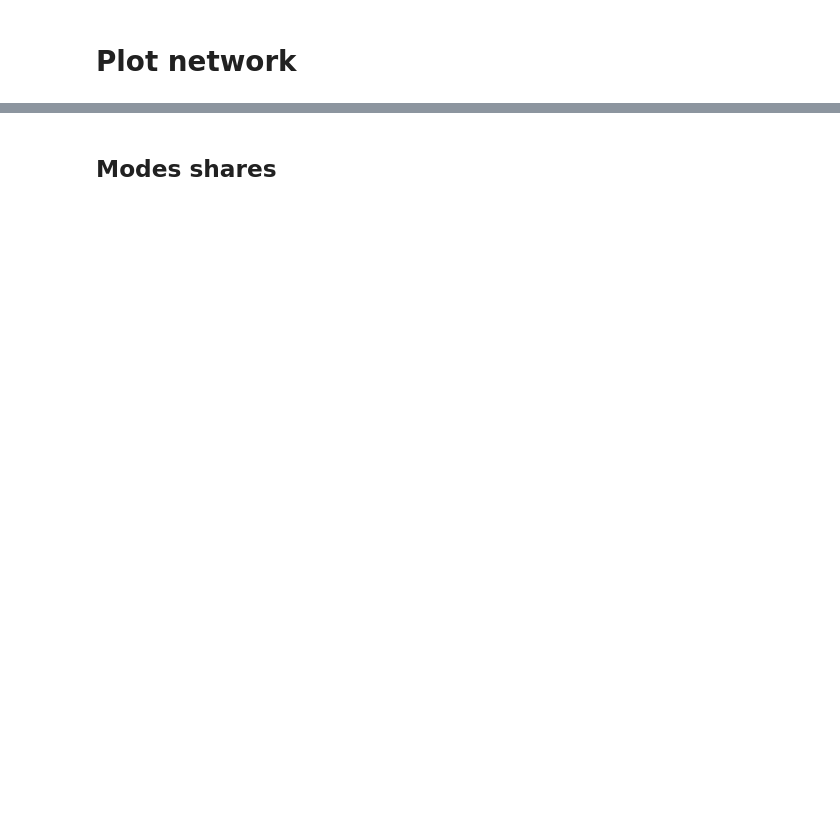
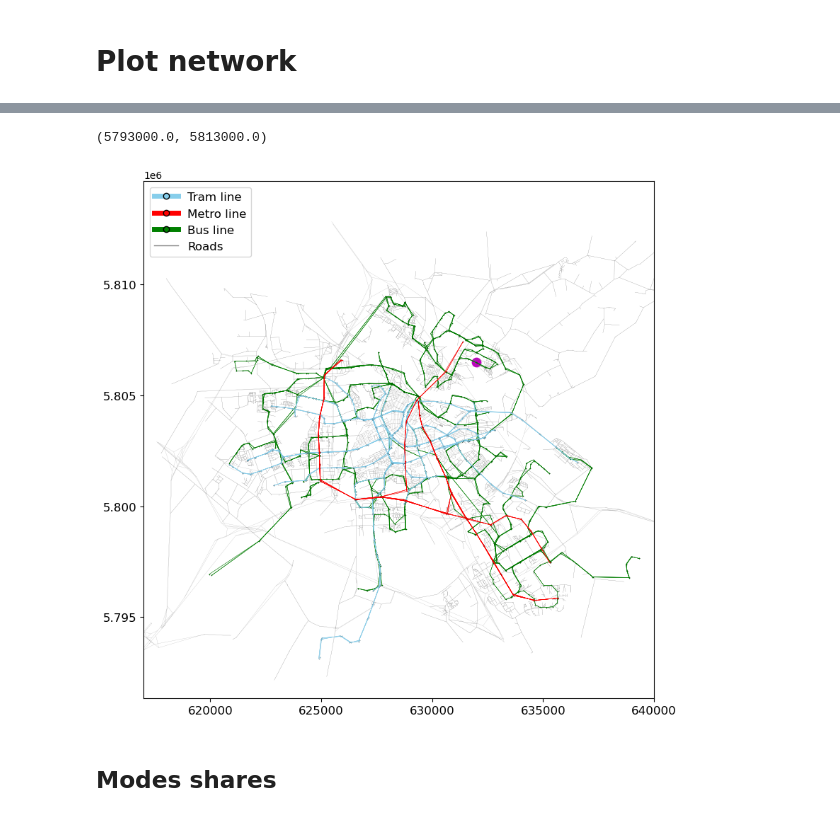
Before and after one commit to loubal/MnMS_loubal, a Jupyter notebook: examples/amsterdam_emoped/Amsterdam_study_case_results.ipynb, the cells around one changed output, grey strips where cells are left out. Drawn from its saved outputs; the diff is of its cells as text; code cells hidden in the pictures; blank space fills up the shorter version.

```diff
--- a/examples/amsterdam_emoped/Amsterdam_study_case_results.ipynb
+++ b/examples/amsterdam_emoped/Amsterdam_study_case_results.ipynb
@@ -51,6 +51,9 @@ FONT_SIZE_LEG = 12
 FONT_SIZE_AXI = 12
 
 DIST_FAR_PT = 1000
+
+REF_X = 632e3
+REF_Y = 5.8065e6
 # %%
 ### Load network
 
@@ -235,35 +286,41 @@ for o,d in zip(list_origins, list_destinations):
     plt.plot(d[0], d[1], 'dm', alpha=0.2)
     plt.plot(o[0], o[1], 'om', alpha=0.2)
 
 #plt.plot([o_user[0], d_user[0]], [o_user[1], d_user[1]], 'o-')
 x=list(polygon[:,0])
 x.append(polygon[0,0])
 y=list(polygon[:,1])
 y.append(polygon[0,1])
 #plt.plot(x, y, '+--k')
 
 legend = [Line2D([0, 1], [0, 1], marker='.', markersize=12, markeredgecolor='black', color='skyblue', linewidth=5,
             label='Tram line'),
           Line2D([0, 1], [0, 1], marker='.', markersize=12, markeredgecolor='black', color='red', linewidth=5,
             label='Metro line'),
           Line2D([0, 1], [0, 1], marker='.', markersize=12, markeredgecolor='black', color='green', linewidth=5,
             label='Bus line'),
           Line2D([0, 1], [0, 1], marker='.', markersize=0, markeredgecolor='grey', markerfacecolor='grey', color='grey', linewidth=1,
             label='Roads')]
 #          Line2D([0, 1], [0, 1], marker='*', markersize=10, color='b', linewidth=0,
 #            label='Virtual station')]
 
-plt.hexbin(destination_points[:,0],destination_points[:,1], gridsize=20, cmap='Purples')
+#plt.hexbin(destination_points[:,0],destination_points[:,1], gridsize=20, cmap='Purples')
 #plt.hexbin(origin_points[:,0],origin_points[:,1], gridsize=20, cmap='Greens')
+
+
+plt.scatter(REF_X, REF_Y, marker='o', s=80, color='m')
 
 legend = plt.legend(handles=legend, fontsize=FONT_SIZE_LEG)
 plt.tight_layout()
 #plt.legend(, ncol=2, loc='lower left', bbox_to_anchor=(0.1,1),)
 plt.xticks(fontsize=FONT_SIZE_AXI)
 plt.yticks(fontsize=FONT_SIZE_AXI)
 plt.xlim([617000,640000])
 plt.ylim([5.793e6, 5.813e6])
-#plt.savefig(params['figdir']+'network_light.pdf', bbox_inches = 'tight')
+#plt.savefig(params['figdir']+'network_light_smallcase.pdf', bbox_inches = 'tight')
+# %% [output]
+(5793000.0, 5813000.0)
+[figure, added]
 # %% [markdown]
 ## Modes shares
 # %%
```
Also changed, not shown: parts of 53 cells of this notebook, 4 other files.
